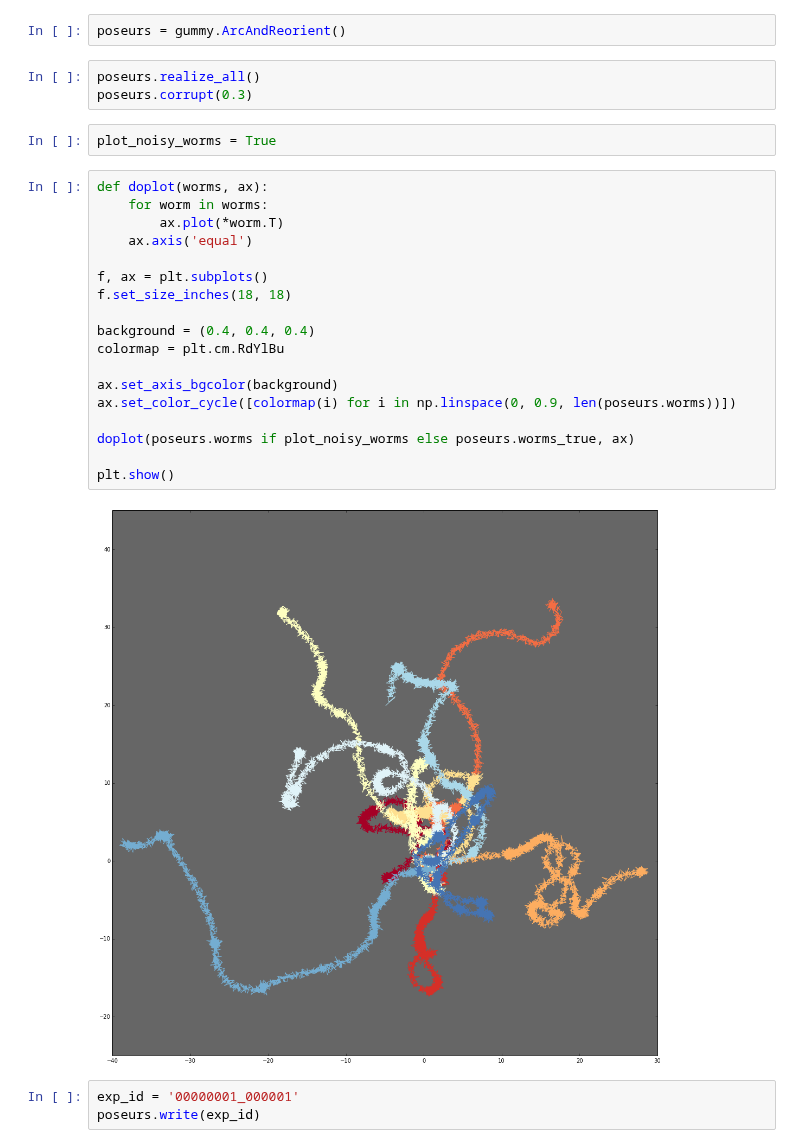
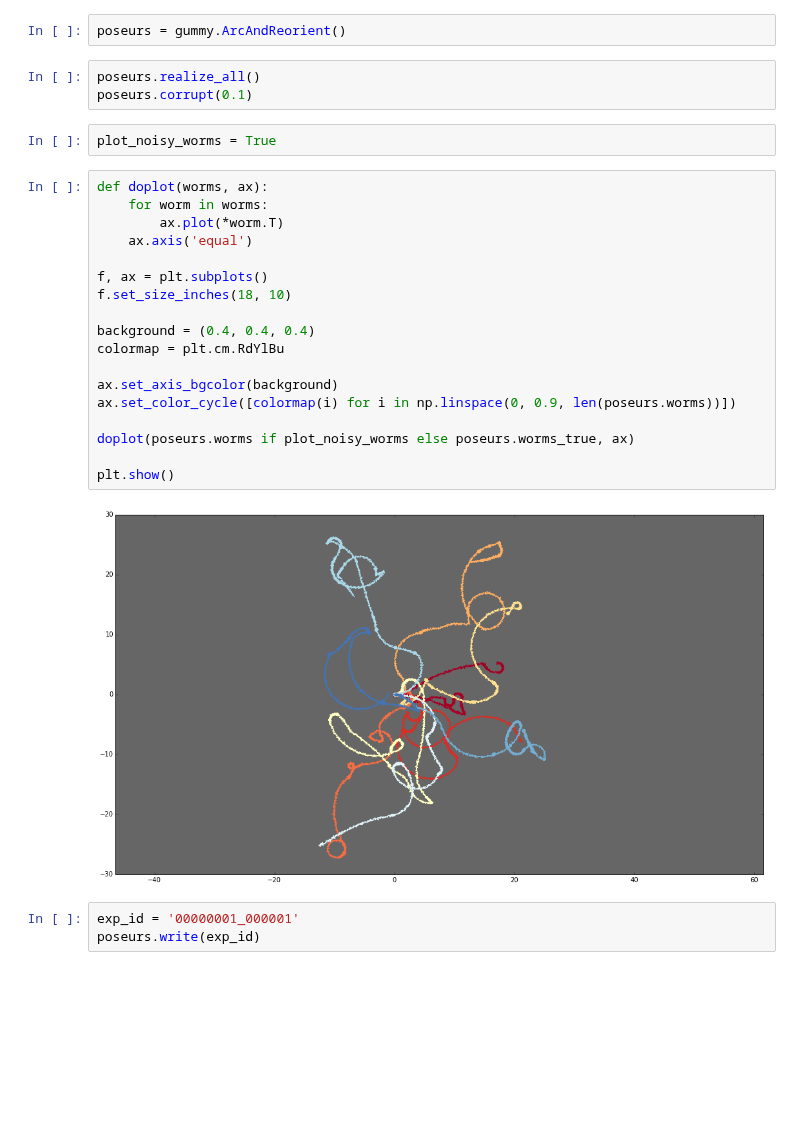
Before and after one commit to amarallab/waldo, a Jupyter notebook: workbooks/gummyworm_dev.ipynb, the cells around one changed output. Cells and saved outputs as stored; diff of their text form; blank space fills up the shorter version.

```diff
--- a/workbooks/gummyworm_dev.ipynb
+++ b/workbooks/gummyworm_dev.ipynb
@@ -15,29 +15,29 @@ import gummy
 poseurs = gummy.ArcAndReorient()
 # %%
 poseurs.realize_all()
-poseurs.corrupt(0.3)
+poseurs.corrupt(0.1)
 # %%
 plot_noisy_worms = True
 # %%
 def doplot(worms, ax):
     for worm in worms:
         ax.plot(*worm.T)
     ax.axis('equal')
 
 f, ax = plt.subplots()
-f.set_size_inches(18, 18)
+f.set_size_inches(18, 10)
 
 background = (0.4, 0.4, 0.4)
 colormap = plt.cm.RdYlBu
 
 ax.set_axis_bgcolor(background)
 ax.set_color_cycle([colormap(i) for i in np.linspace(0, 0.9, len(poseurs.worms))])
 
 doplot(poseurs.worms if plot_noisy_worms else poseurs.worms_true, ax)
 
 plt.show()
 # %% [output]
-[figure, old version]
+[figure, new version]
 # %%
 exp_id = '00000001_000001'
 poseurs.write(exp_id)
```
Also changed, not shown: parts of 1 cell of this notebook, 2 other files.
